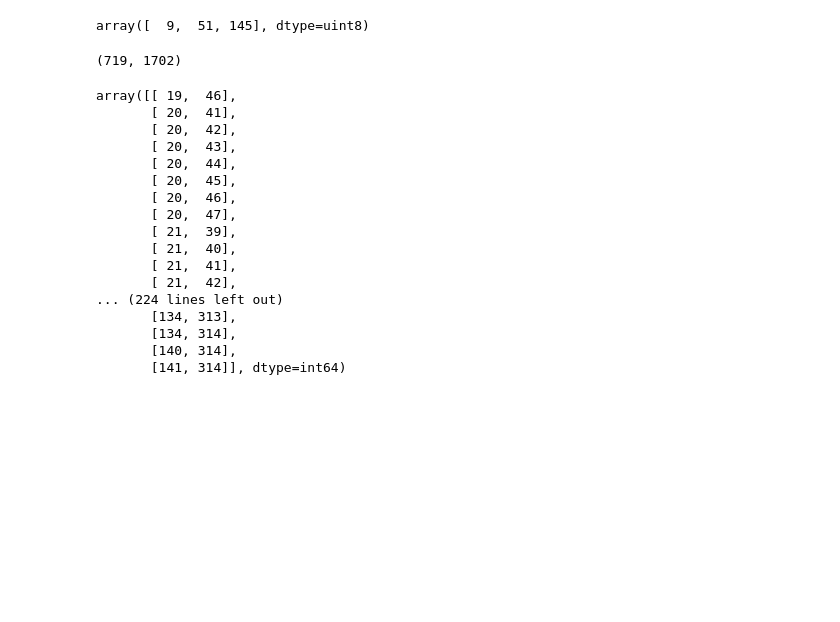
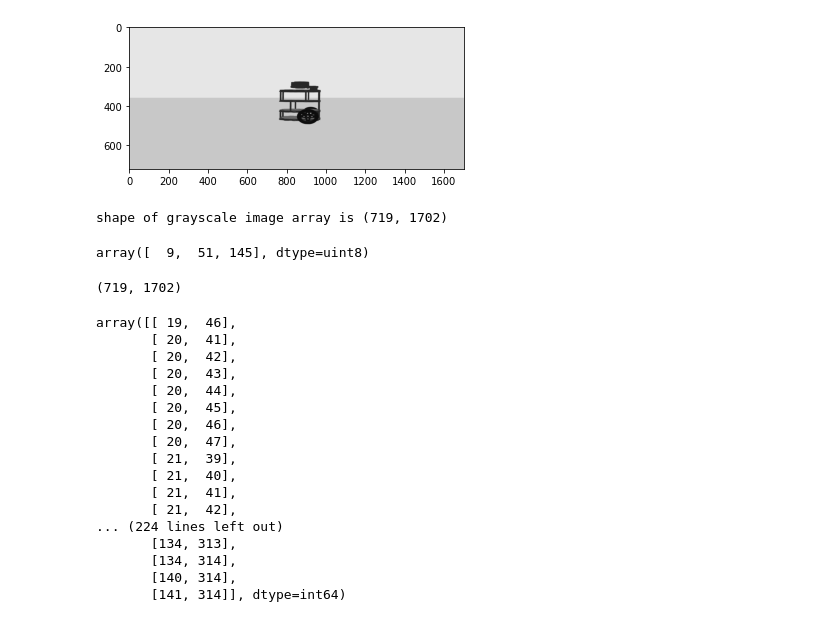
Before and after one commit to iGNSS/ELG5163_project, a Jupyter notebook: ros_work_5163project/ocv_work/alfa_ocv_work.ipynb, the cells around one changed output. Cells and saved outputs as stored; diff of their text form; code cells hidden in the pictures; blank space fills up the shorter version.

```diff
--- a/ros_work_5163project/ocv_work/alfa_ocv_work.ipynb
+++ b/ros_work_5163project/ocv_work/alfa_ocv_work.ipynb
@@ -17,3 +30,10 @@ img = cv2.imread(IMAGE_PATH)
+# %%
+plt.imshow(img_gray)
+plt.show()
+print("shape of grayscale image array is " + str(img_gray.shape))
+# %% [output]
+[figure, added]
+shape of grayscale image array is (719, 1702)
 # %%
 #detect color red
 #https://stackoverflow.com/questions/30331944/finding-red-color-in-image-using-python-opencv
```
Also changed, not shown: parts of 4 cells of this notebook, 11 other files.
